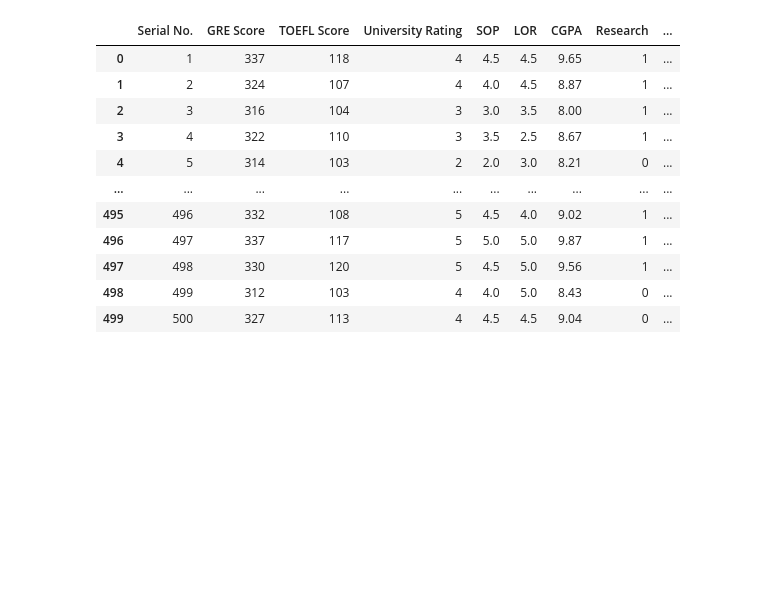
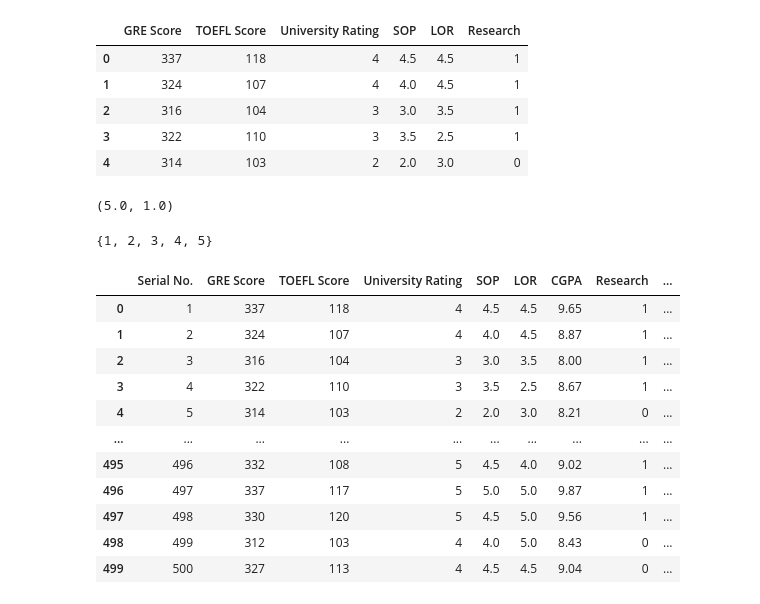
Before and after one commit to GauravDaharia20/Scaler-Projects, a Jupyter notebook: Machine Learning/Project/Jamboree-Education- Linear-Regression.ipynb, the cells around one changed output. Saved outputs shown, nothing was run; the diff lists cells and outputs as text; code cells hidden in the pictures; blank space fills up the shorter version.

```diff
--- a/Machine Learning/Project/Jamboree-Education- Linear-Regression.ipynb
+++ b/Machine Learning/Project/Jamboree-Education- Linear-Regression.ipynb
@@ -8,3 +23,22 @@ data  = pd.read_csv('data.csv')
+# %%
+tmp = data[['GRE Score','TOEFL Score','University Rating','SOP','LOR ','Research']]
+# %%
+tmp.head()
+# %% [output]
+|  | GRE Score | TOEFL Score | University Rating | SOP | LOR | Research |
+| 0 | 337 | 118 | 4 | 4.5 | 4.5 | 1 |
+| 1 | 324 | 107 | 4 | 4.0 | 4.5 | 1 |
+| 2 | 316 | 104 | 3 | 3.0 | 3.5 | 1 |
+| 3 | 322 | 110 | 3 | 3.5 | 2.5 | 1 |
+| 4 | 314 | 103 | 2 | 2.0 | 3.0 | 0 |
+# %%
+tmp['LOR '].max(),tmp['LOR '].min()
+# %% [output]
+(5.0, 1.0)
+# %%
+set(tmp['University Rating'])
+# %% [output]
+{1, 2, 3, 4, 5}
 # %%
 data
 # %% [output]
```
Also changed, not shown: parts of 6 cells of this notebook, 17 other files.
